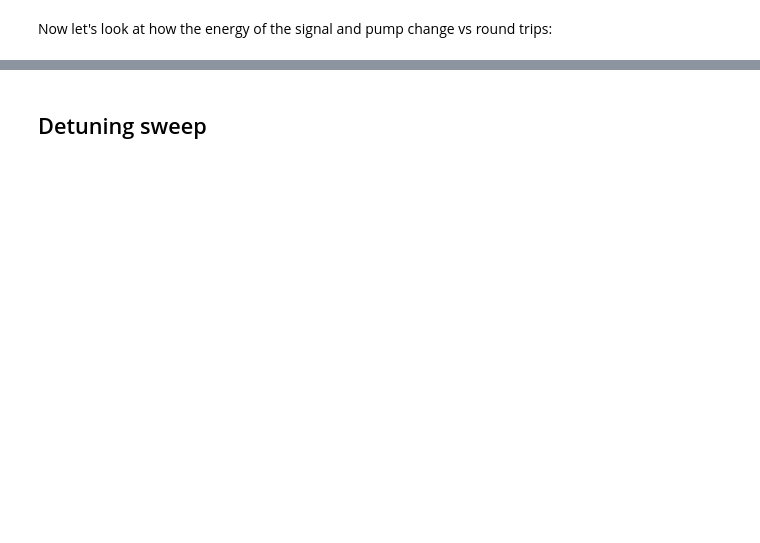
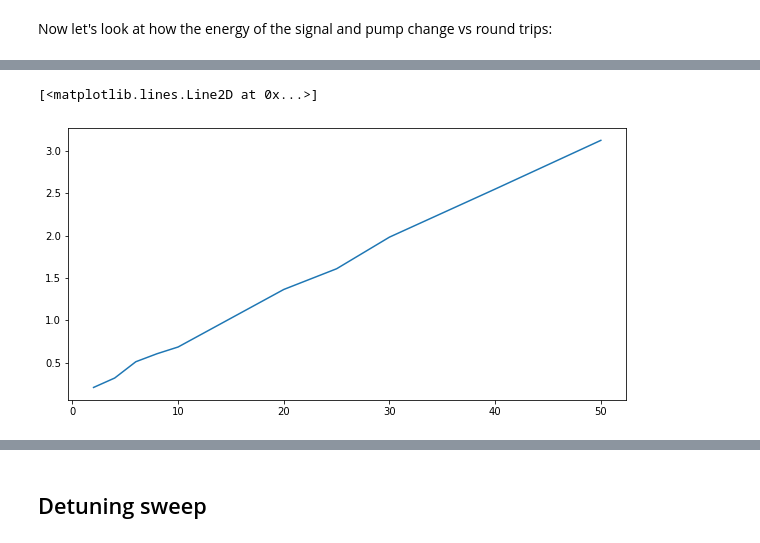
Before and after one commit to ledezmaluism/snow, a Jupyter notebook: Notebooks/Nonlinear_pulse_Marc_2.ipynb, the cells around one changed output, grey strips where cells are left out. Cells and saved outputs as stored; diff of their text form; code cells hidden in the pictures; blank space fills up the shorter version.

```diff
--- a/Notebooks/Nonlinear_pulse_Marc_2.ipynb
+++ b/Notebooks/Nonlinear_pulse_Marc_2.ipynb
@@ -218,0 +295,5 @@ plt.plot(np.arange(Nrt), pump_energy_evol)
+# %%
+plt.plot(n_array, time_elapsed)
+# %% [output]
+[<matplotlib.lines.Line2D at 0x...>]
+[figure, added]
```
Also changed, not shown: parts of 24 cells of this notebook.
